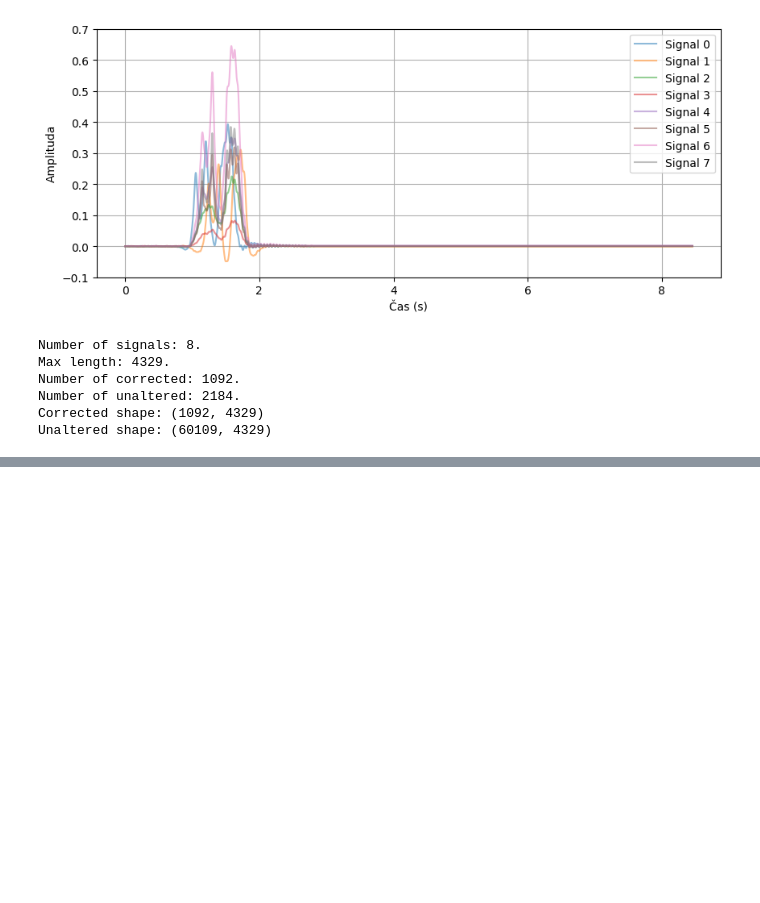
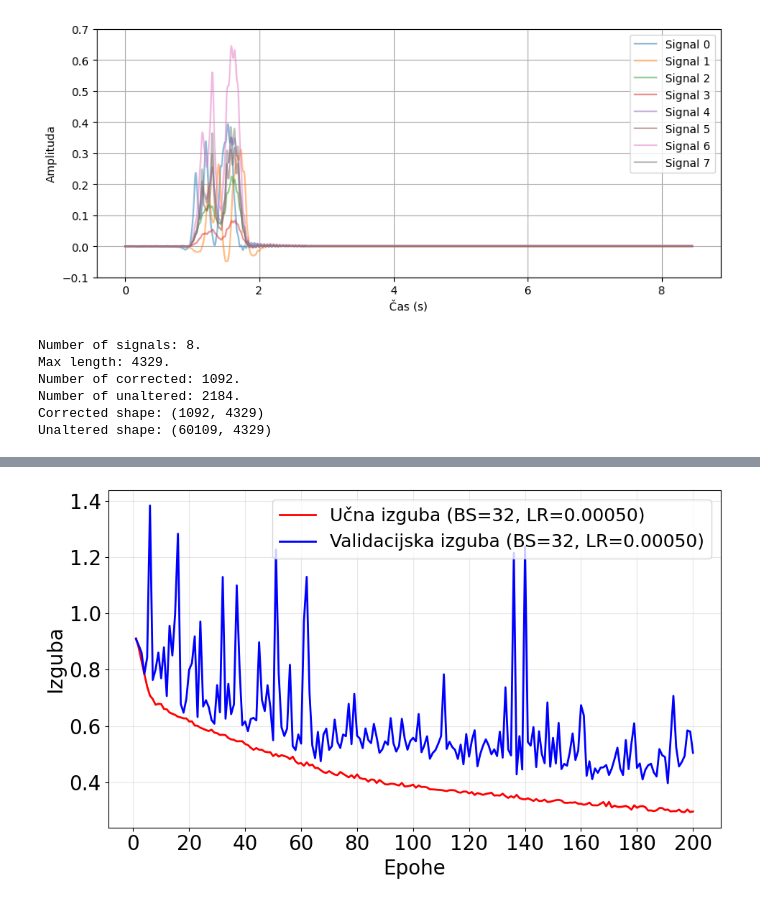
Before and after one commit to MartinKonecnik/magistrska, a Jupyter notebook: learning.ipynb, the cells around one changed output, grey strips where cells are left out. Cells and saved outputs as stored; diff of their text form; code cells hidden in the pictures; blank space fills up the shorter version.

```diff
--- a/learning.ipynb
+++ b/learning.ipynb
@@ -750,0 +777,39 @@ plt.show()
+# %%
+graph_font = 20
+# ============================================================
+# NAJBOLJŠA KOMBINACIJA PO F3 METRIKI
+# ============================================================
+
+best_f3_idx = np.unravel_index(np.nanargmax(f3_matrix), f3_matrix.shape)
+lr = learning_rates[best_f3_idx[0]]
+bs, epochs = combinations[best_f3_idx[1]]
+
+all_val_losses = []
+all_train_losses = []
+for seed in results:
+    data = results[seed][bs][lr][epochs]
+    all_train_losses.append(data['train_loss'])
+    all_val_losses.append(data['val_loss'])
+
+all_train_losses = np.array(all_train_losses)
+all_val_losses = np.array(all_val_losses)
+
+mean_train_loss = np.mean(all_train_losses, axis=0)
+std_train_loss = np.std(all_train_losses, axis=0)
+mean_val_loss = np.mean(all_val_losses, axis=0)
+std_val_loss = np.std(all_val_losses, axis=0)
+
+plt.figure(figsize=(10, 6))
+epochs_range = range(1, len(mean_train_loss) + 1)
+plt.plot(epochs_range, mean_train_loss, 'r-', linewidth=2, label=f'Učna izguba (BS={bs}, LR={lr:.5f})')
+plt.plot(epochs_range, mean_val_loss, 'b-', linewidth=2, label=f'Validacijska izguba (BS={bs}, LR={lr:.5f})')
+
+plt.xlabel('Epohe', fontsize=graph_font)
+plt.ylabel('Izguba', fontsize=graph_font)
+plt.xticks(range(0, len(epochs_range) + 1, epochs // 10))
+plt.legend(fontsize=graph_font - 2, loc='upper right')
+plt.grid(True, alpha=0.3)
+plt.tight_layout()
+plt.show()
+# %% [output]
+[figure, added]
```
Also changed, not shown: parts of 6 cells of this notebook.
